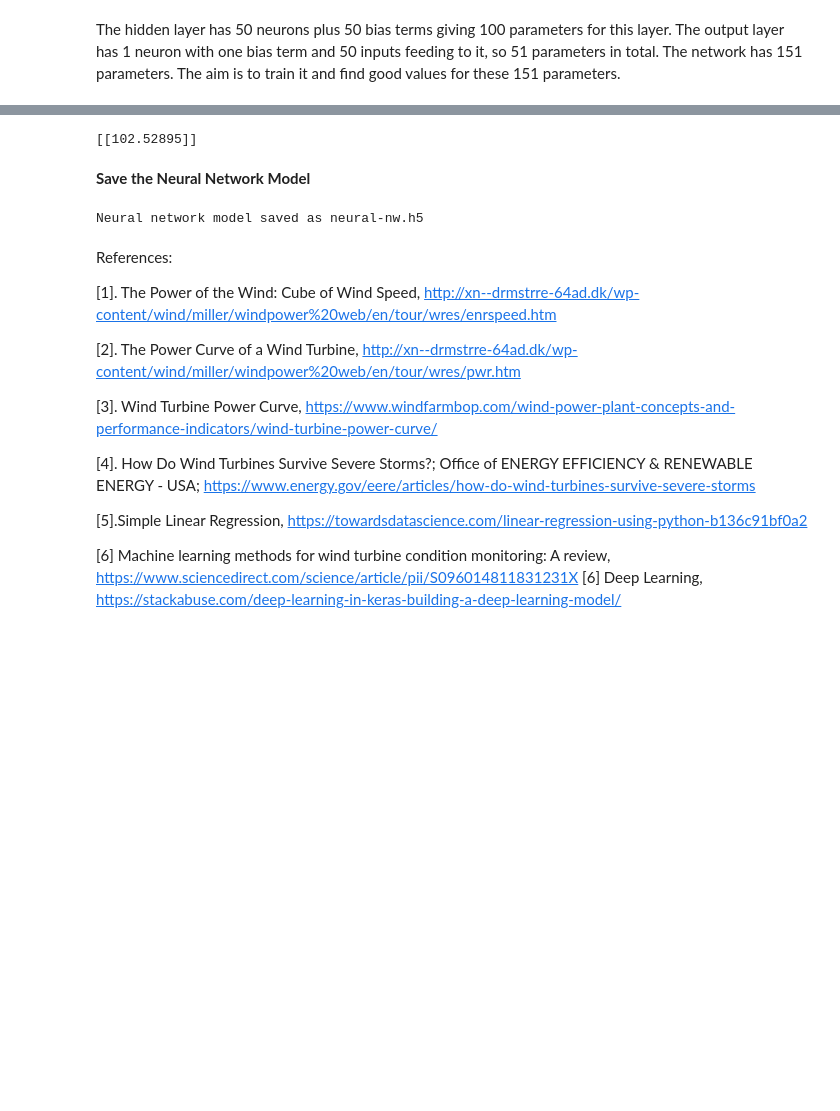
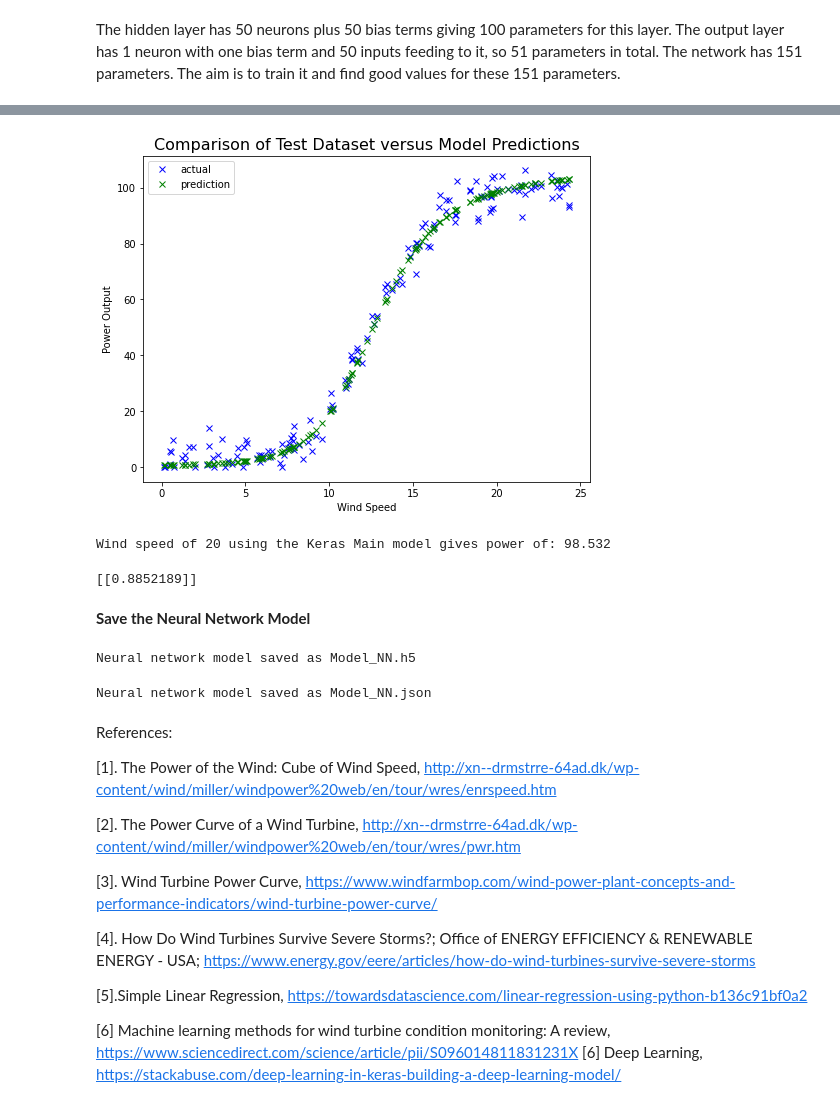
Before and after one commit to SasiGV/MLProject2020., a Jupyter notebook: Initial_draft.ipynb, the cells around one changed output, grey strips where cells are left out. Saved outputs shown, nothing was run; the diff lists cells and outputs as text; code cells hidden in the pictures; blank space fills up the shorter version.

```diff
--- a/Initial_draft.ipynb
+++ b/Initial_draft.ipynb
@@ -591,16 +608,39 @@ plt.savefig("images/neuralnw.png")
+# %%
+# Plot testing dataset comparison
+plt.plot(test['speed']*Speed_F, test['power']*Power_F, 'bx', label='actual')
+plt.plot(test['speed']*Speed_F, model.predict(test['speed'])*Power_F, 'gx', label='prediction')
+plt.title("Comparison of Test Dataset versus Model Predictions", fontsize = 16)
+plt.xlabel("Wind Speed")
+plt.ylabel("Power Output")
+plt.legend();
+# %% [output]
+[figure, added]
+# %%
+# Testing of the model prediction
+print(f"Wind speed of 20 using the Keras Main model gives power of: {round(model.predict([20/Speed_F])[0][0]*Power_F, 3)}")
+# %% [output]
+Wind speed of 20 using the Keras Main model gives power of: 98.532
 # %%
 # Predict from a single input value - seems sensible.
-wind = [[23]]
+wind = [[20]]
 print(model.predict(wind))
 # %% [output]
-[[102.52895]]
+[[0.8852189]]
 # %% [markdown]
 <b>Save the Neural Network Model</b>
 # %%
 model.save("Model_NN.h5")
-print("Neural network model saved as neural-nw.h5")
+print("Neural network model saved as Model_NN.h5")
 # %% [output]
-Neural network model saved as neural-nw.h5
+Neural network model saved as Model_NN.h5
+# %%
+# serialize model to JSON
+model_json = model.to_json()
+with open("Model_NN.json", "w") as json_file:
+    json_file.write(model_json)
+print("Neural network model saved as Model_NN.json")
+# %% [output]
+Neural network model saved as Model_NN.json
 # %% [markdown]
 References:
 
```
Also changed, not shown: parts of 14 cells of this notebook, 13 other files.
